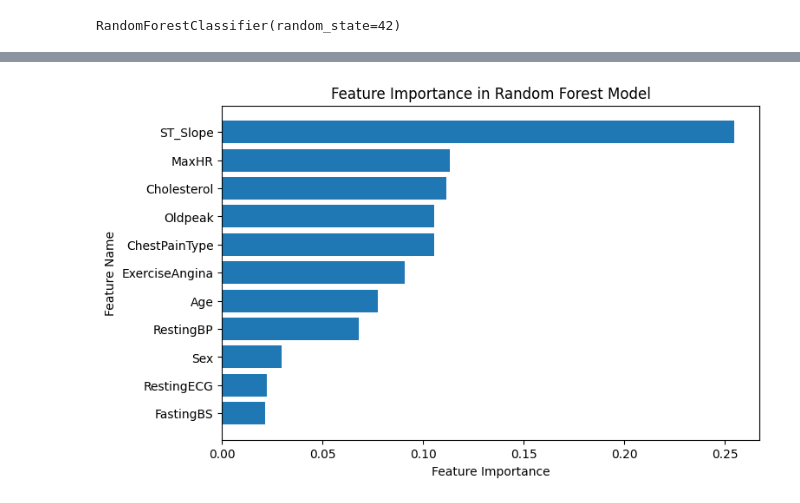
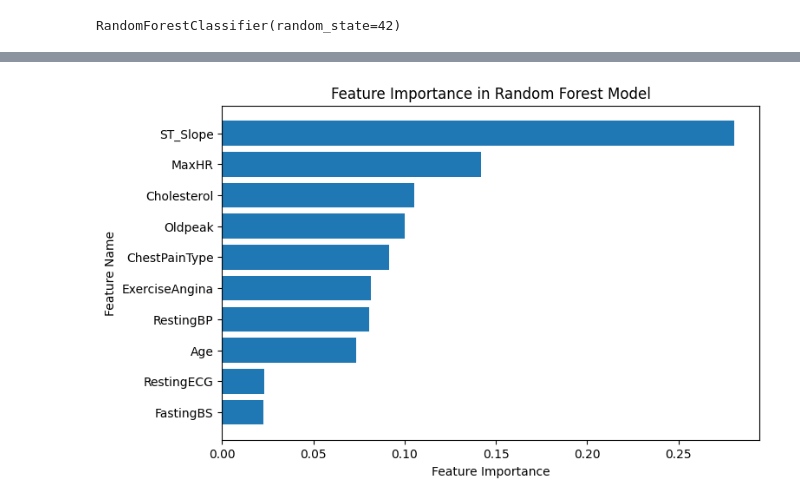
Before and after one commit to Sublymonal/aai501, a Jupyter notebook: Team 3 project.ipynb, the cells around one changed output, grey strips where cells are left out. Saved outputs shown, nothing was run; the diff lists cells and outputs as text; code cells hidden in the pictures.

```diff
--- a/Team 3 project.ipynb
+++ b/Team 3 project.ipynb
@@ -44,23 +74,46 @@ y = df['HeartDisease']  # Target variable
+# %%
+# Split genders
+male_df = df[df['Sex'] == 0]
+female_df = df[df['Sex'] == 1]
+
+male = male_df.drop(columns=['Sex'])
+female = female_df.drop(columns=['Sex'])
 # %%
 # Library needed
 from sklearn.model_selection import train_test_split
 
+# Separate features (X) and target variable (y)
+X_male = male.drop("HeartDisease", axis=1)
+y_male = male["HeartDisease"]
+
+X_female = female.drop("HeartDisease", axis=1)
+y_female = female["HeartDisease"]
+
 # Split the dataset into training and testing sets (80%-20%)
-X_train, X_test, y_train, y_test = train_test_split(X, y, test_size=0.2, random_state=42, stratify=y)
+X_male_train, X_male_test, y_male_train, y_male_test = train_test_split(
+    X_male, y_male, test_size=0.2, random_state=42
+)
+
+X_female_train, X_female_test, y_female_train, y_female_test = train_test_split(
+    X_female, y_female, test_size=0.2, random_state=42
+)
 # %%
 # Library needed
 from sklearn.preprocessing import StandardScaler
 
 # Standardize numerical features
 scaler = StandardScaler()
-X_train_scaled = scaler.fit_transform(X_train)
-X_test_scaled = scaler.transform(X_test)
+X_male_train_scaled = scaler.fit_transform(X_male_train)
+X_male_test_scaled = scaler.transform(X_male_test)
+
+X_female_train_scaled = scaler.fit_transform(X_female_train)
+X_female_test_scaled = scaler.transform(X_female_test)
 # %%
 # Library needed
 from sklearn.ensemble import RandomForestClassifier
 
 # Train a Random Forest classifier
-model = RandomForestClassifier(n_estimators=100, random_state=42)
-model.fit(X_train_scaled, y_train)
+model_male = RandomForestClassifier(n_estimators=100, random_state=42)
+model_male.fit(X_male_train_scaled, y_male_train)
 # %% [output]
 RandomForestClassifier(random_state=42)
@@ -92,18 +170,19 @@ weighted avg       0.87      0.88      0.87       184
 # %%
 # Get feature importance from the trained model
-feature_importances = model.feature_importances_
+feature_importances = model_male.feature_importances_
 
 # Create a DataFrame for better visualization
-feature_importance_df = pd.DataFrame({'Feature': X.columns, 'Importance': feature_importances})
+feature_importance_df = pd.DataFrame({'Feature': X_male.columns, 'Importance': feature_importances})
 feature_importance_df = feature_importance_df.sort_values(by='Importance', ascending=False)
 
 # Plot feature importance
 plt.figure(figsize=(8, 5))
 plt.barh(feature_importance_df['Feature'], feature_importance_df['Importance'])
 plt.xlabel('Feature Importance')
 plt.ylabel('Feature Name')
 plt.title('Feature Importance in Random Forest Model')
 plt.gca().invert_yaxis()  # Invert y-axis for better readability
+plt.savefig('male_importance.png')
 plt.show()
 # %% [output]
-[figure, old version]
+[figure, new version]
```
Also changed, not shown: parts of 15 cells of this notebook.
